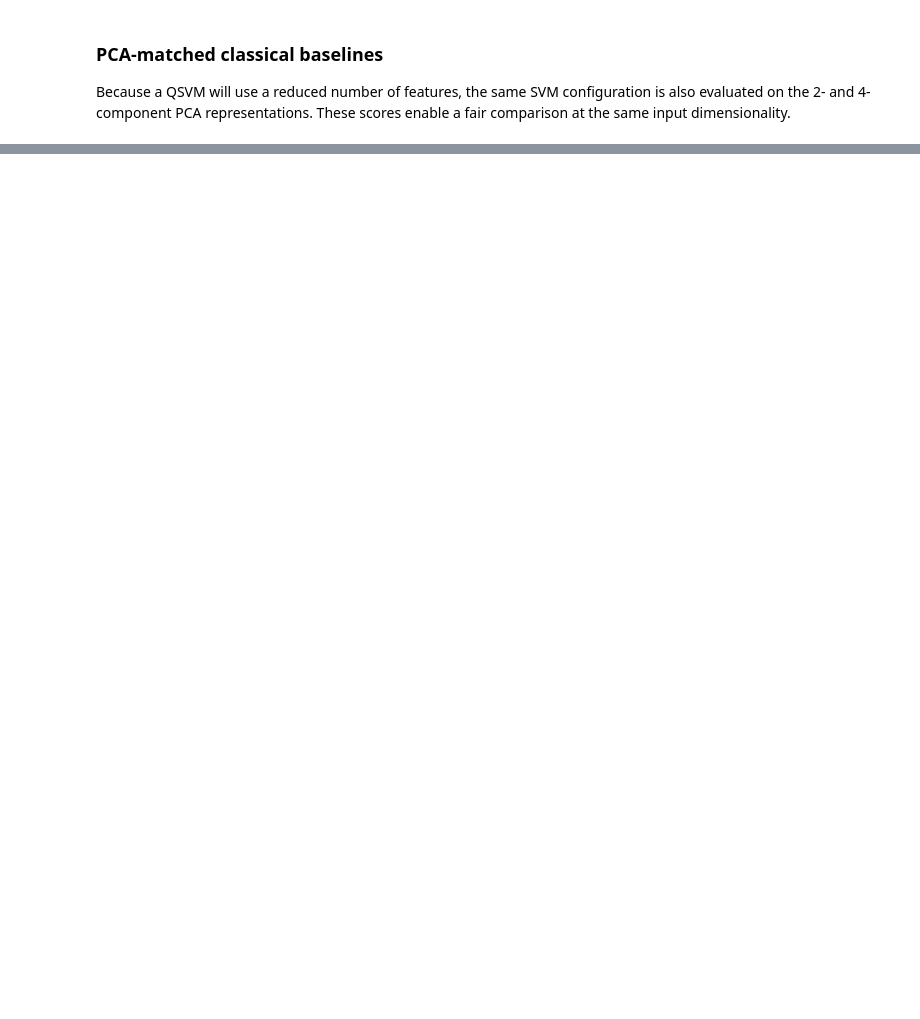
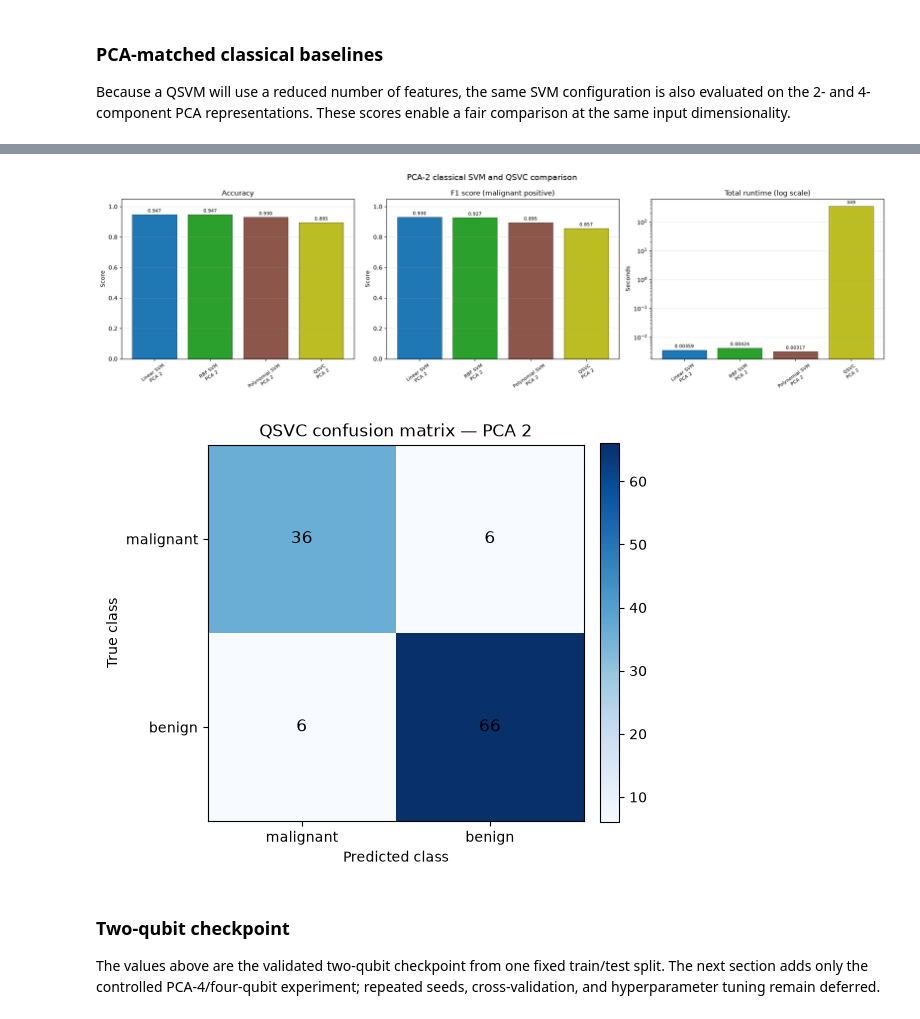
Before and after one commit to SinaQP/SVM-Vs-QSVM, a Jupyter notebook: svm_vs_qsvm_setup.ipynb, the cells around one changed output, grey strips where cells are left out. Saved outputs shown, nothing was run; the diff lists cells and outputs as text; code cells hidden in the pictures; blank space fills up the shorter version.

```diff
--- a/svm_vs_qsvm_setup.ipynb
+++ b/svm_vs_qsvm_setup.ipynb
@@ -345,0 +492,11 @@ classical_svm_benchmark
+# %%
+from sklearn.preprocessing import MinMaxScaler
+
+quantum_scaler_2 = MinMaxScaler(feature_range=(0, np.pi), clip=True)
+X_train_quantum_2 = quantum_scaler_2.fit_transform(X_train_pca_2)
+X_test_quantum_2 = quantum_scaler_2.transform(X_test_pca_2)
+
+print(f'Quantum training shape: {X_train_quantum_2.shape}')
+print(f'Quantum test shape: {X_test_quantum_2.shape}')
+print(f'Training range: [{X_train_quantum_2.min():.6f}, {X_train_quantum_2.max():.6f}]')
+print(f'Test range after transform/clip: [{X_test_quantum_2.min():.6f}, {X_test_quantum_2.max():.6f}]')
@@ -345,0 +512,12 @@ classical_svm_benchmark
+# %%
+from qiskit.circuit.library import zz_feature_map
+
+quantum_feature_map = zz_feature_map(
+    feature_dimension=2, reps=2, entanglement='full'
+)
+
+print(f'Number of features/parameters: {len(quantum_feature_map.parameters)}')
+print(f'Number of qubits: {quantum_feature_map.num_qubits}')
+print(f'Circuit depth: {quantum_feature_map.depth()}')
+print(f'Feature map: {quantum_feature_map.name}')
+display(quantum_feature_map.draw(output='text', fold=-1))
@@ -345,0 +760,28 @@ classical_svm_benchmark
+# %%
+plot_comparison_metrics(
+    comparison_results_df, runtime_column='total_runtime',
+    figure_title='PCA-2 classical SVM and QSVC comparison', log_runtime=True,
+)
+
+qsvc_confusion_matrix = np.asarray(qsvc_metrics['confusion_matrix'])
+fig, ax = plt.subplots(figsize=(5.5, 4.8))
+image = ax.imshow(qsvc_confusion_matrix, cmap='Blues')
+for row_index in range(qsvc_confusion_matrix.shape[0]):
+    for column_index in range(qsvc_confusion_matrix.shape[1]):
+        value = qsvc_confusion_matrix[row_index, column_index]
+        ax.text(column_index, row_index, value, ha='center', va='center', fontsize=12)
+ax.set_xticks([0, 1], labels=class_names)
+ax.set_yticks([0, 1], labels=class_names)
+ax.set_xlabel('Predicted class')
+ax.set_ylabel('True class')
+ax.set_title('QSVC confusion matrix — PCA 2')
+fig.colorbar(image, ax=ax, fraction=0.046, pad=0.04)
+plt.tight_layout()
+plt.show()
+# %% [output]
+[figure, added]
+[figure, added]
+# %% [markdown]
+### Two-qubit checkpoint
+
+The values above are the validated two-qubit checkpoint from one fixed train/test split. The next section adds only the controlled PCA-4/four-qubit experiment; repeated seeds, cross-validation, and hyperparameter tuning remain deferred.
```
Also changed, not shown: parts of 80 cells of this notebook, 11 other files.
